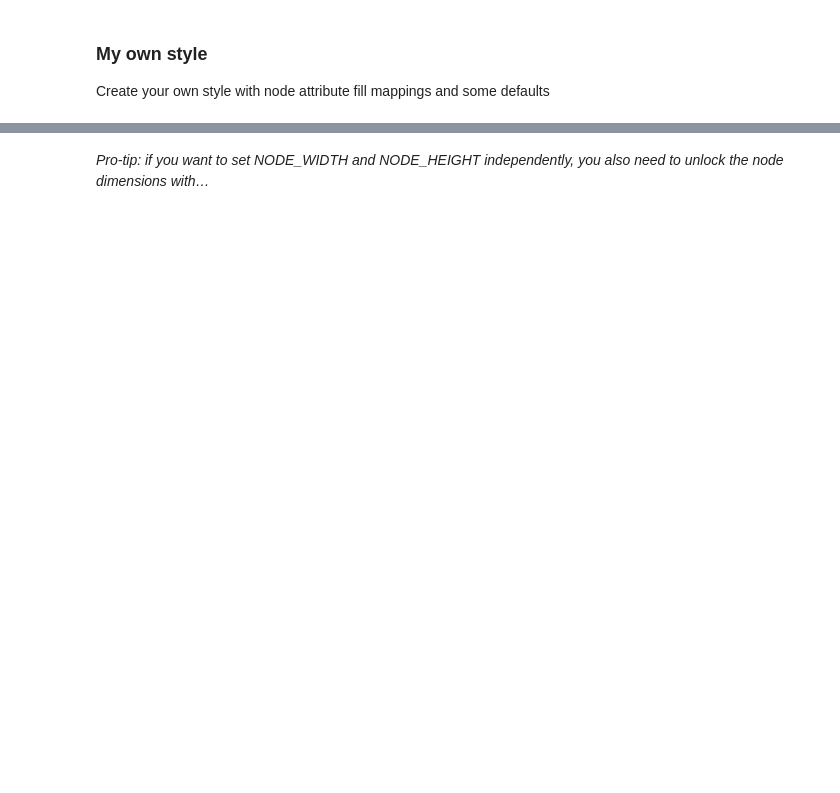
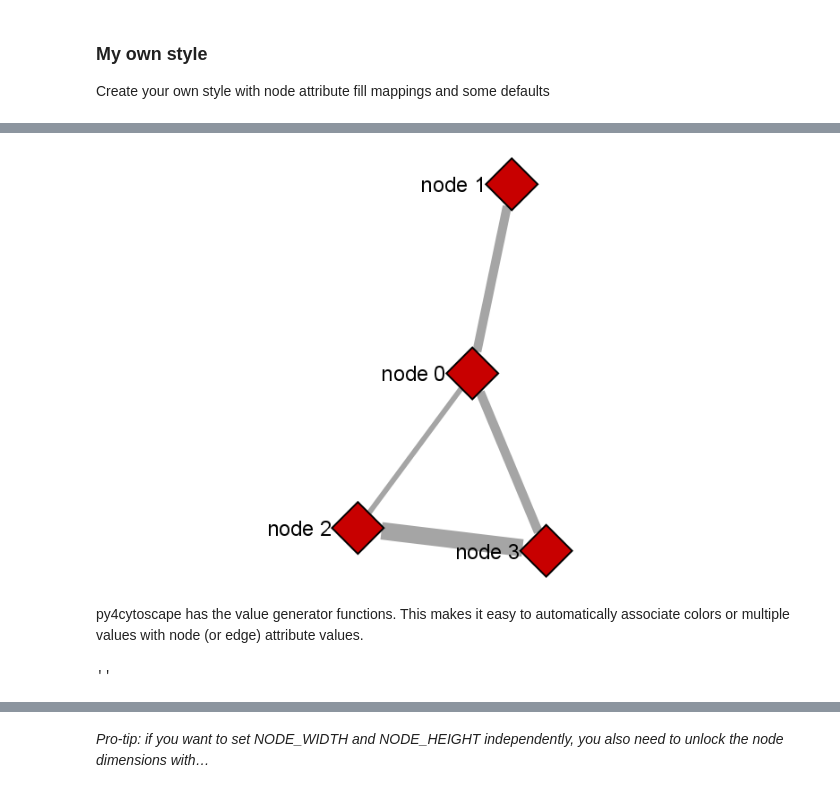
Before and after one commit to cytoscape/py4cytoscape, a Jupyter notebook: doc/tutorials/Overview-of-py4cytoscape.ipynb, the cells around one changed output, grey strips where cells are left out. Saved outputs shown, nothing was run; the diff lists cells and outputs as text; code cells hidden in the pictures; blank space fills up the shorter version.

```diff
--- a/doc/tutorials/Overview-of-py4cytoscape.ipynb
+++ b/doc/tutorials/Overview-of-py4cytoscape.ipynb
@@ -72,0 +85,14 @@ p4c.set_visual_style(style_name)
+# %%
+p4c.notebook_show_image()
+# %% [output]
+[figure, added]
+# %% [markdown]
+py4cytoscape has the value generator functions.
+This makes it easy to automatically associate colors or multiple values with node (or edge) attribute values.
+# %%
+from py4cytoscape import gen_node_color_map
+from py4cytoscape import gen_edge_arrow_map
+p4c.set_node_color_mapping(**gen_node_color_map('group', mapping_type='d', style_name=style_name)) #'d' means 'discrete' mapping
+p4c.set_edge_target_arrow_shape_mapping(**gen_edge_arrow_map('interaction', style_name=style_name))
+# %% [output]
+''
```
Also changed, not shown: parts of 59 cells of this notebook, 8 other files.
